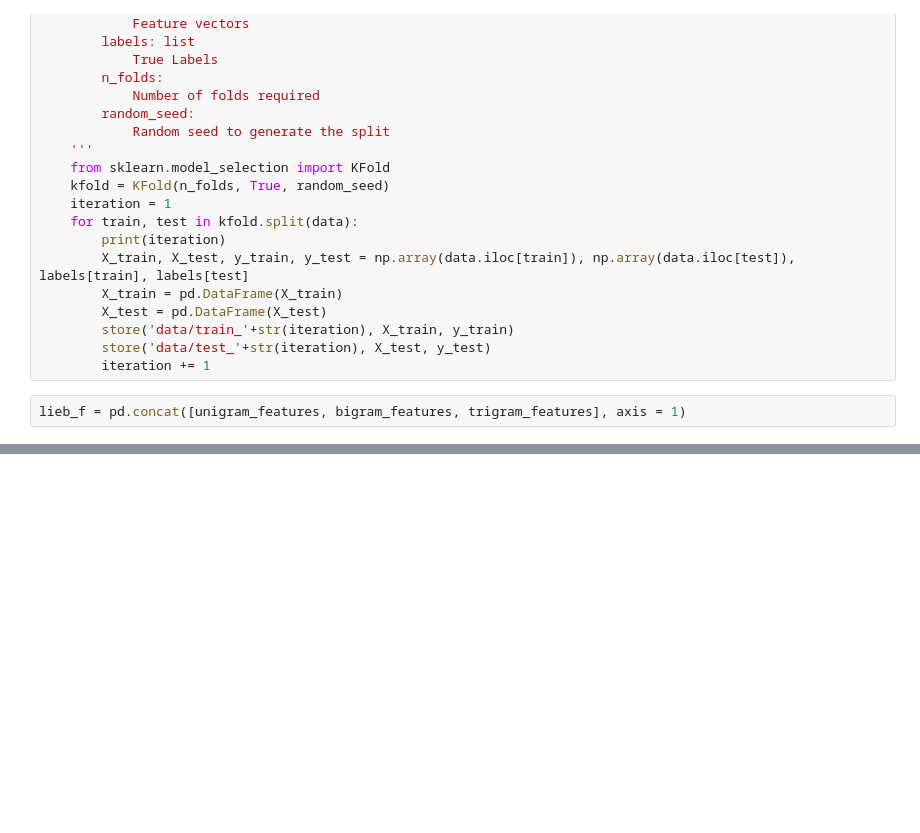
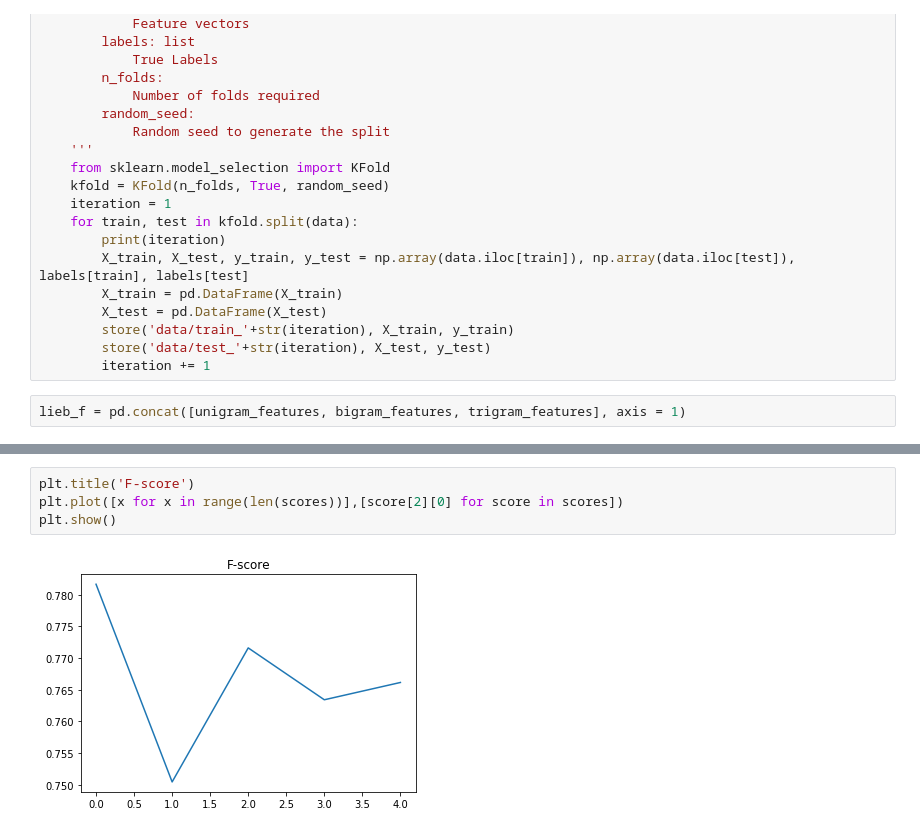
Before and after one commit to aditya-srikanth/Sarcasm-Detection, a Jupyter notebook: notebooks/Joshi_and_liebrecht.ipynb, the cells around one changed output, grey strips where cells are left out. Cells and saved outputs as stored; diff of their text form; blank space fills up the shorter version.

```diff
--- a/notebooks/Joshi_and_liebrecht.ipynb
+++ b/notebooks/Joshi_and_liebrecht.ipynb
@@ -181,0 +224,6 @@ Finished Storing
+# %%
+plt.title('F-score')
+plt.plot([x for x in range(len(scores))],[score[2][0] for score in scores])
+plt.show()
+# %% [output]
+[figure, added]
```
Also changed, not shown: parts of 7 cells of this notebook, 10 other files.
